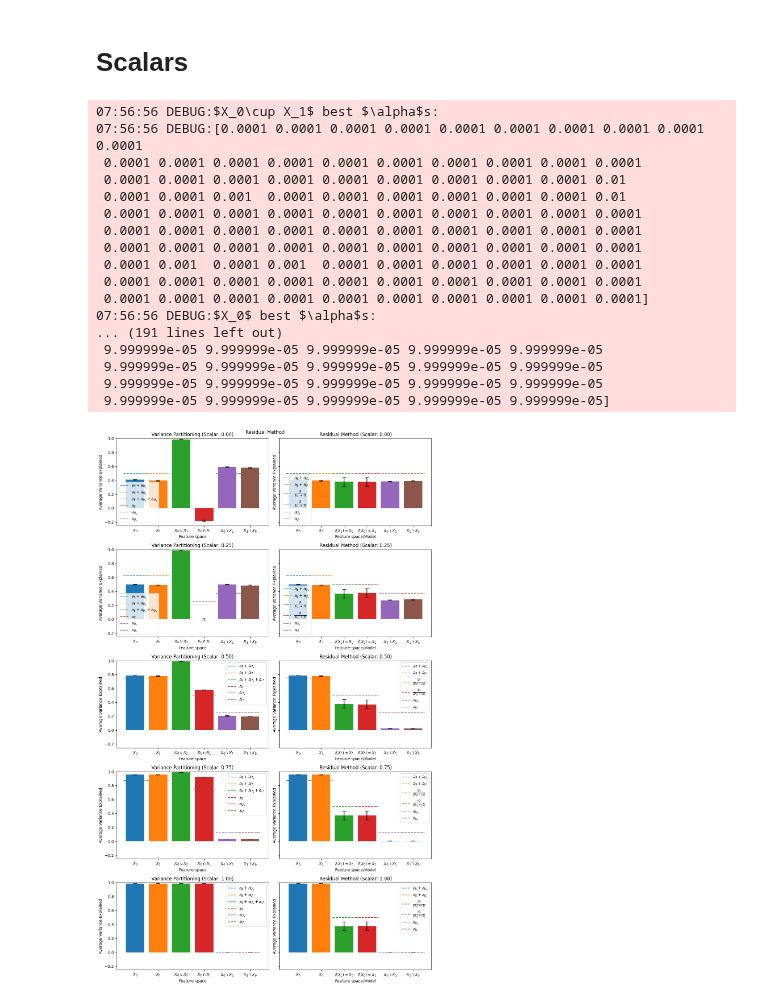
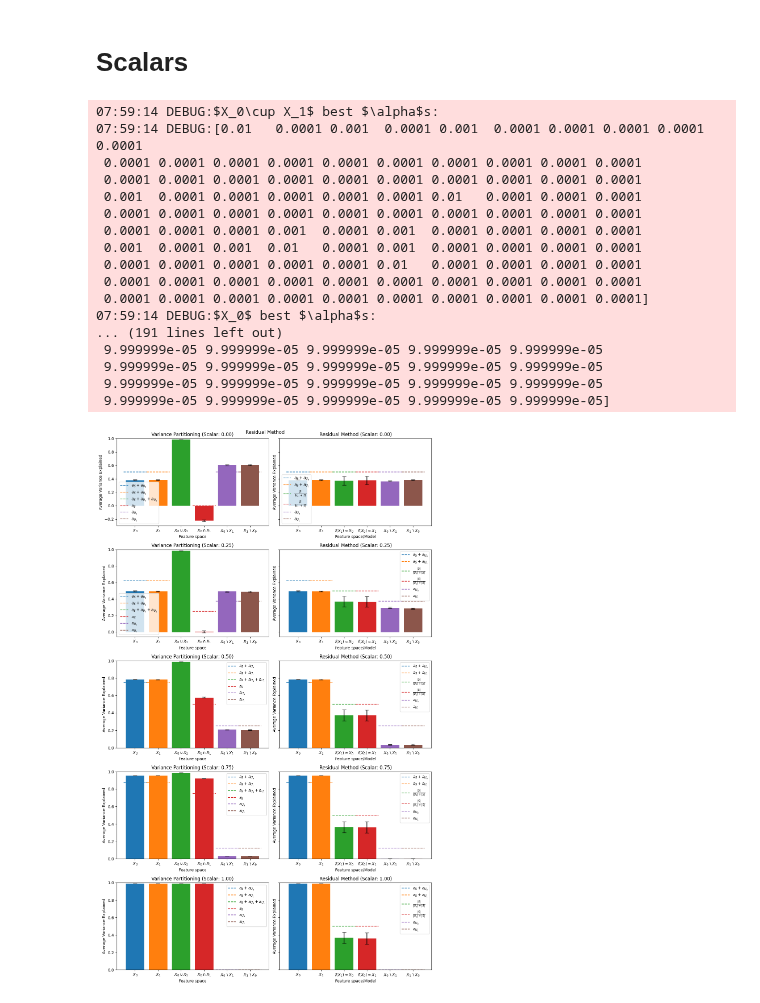
Before and after one commit to leo-schultheiss/compare_variance_residual, a Jupyter notebook: compare_variance_residual/simulated/sanity_checks.ipynb, the cells around one changed output. Saved outputs shown, nothing was run; the diff lists cells and outputs as text; code cells hidden in the pictures.

```diff
--- a/compare_variance_residual/simulated/sanity_checks.ipynb
+++ b/compare_variance_residual/simulated/sanity_checks.ipynb
@@ -193,7 +193,7 @@ rm_errorbar(full_score_0, full_score_1, feature_score_0, feature_score_1, residu
 # %% [markdown]
 # Dimensions and proportion testing
 # %%
-fig, axs = plt.subplots(3, 2, figsize=(12, 12))
+fig, axs = plt.subplots(3, 2, figsize=(12, 12), sharey='row')
 
 for i, shared_dimension in enumerate([10, 100, 1000]):
     dimensions = feature_space_dimensions.copy()
@@ -243,46 +243,46 @@ plt.show()
 # %%
 # Updated code to put each plot into the subplot axes, with scalars along the rows and vp and rm in the columns
 n_scalars = 5
-fig, axs = plt.subplots(n_scalars, 2, figsize=(12, n_scalars * 4), sharey=True)  # Adjust figure size dynamically
+fig, axs = plt.subplots(n_scalars, 2, figsize=(12, n_scalars * 4), sharey='row')  # Adjust figure size dynamically
 
 for i, shared_scalar in enumerate(np.linspace(0, 1, n_scalars)):
     _scalars = [shared_scalar, (1 - shared_scalar) / 2, (1 - shared_scalar) / 2]
     (Xs_train, Xs_test, Y_train, Y_test) = generate_dataset(feature_space_dimensions, _scalars, n_targets,
                                                             n_samples_train, n_samples_test, noise)
     (score_0, score_1, joint_score, shared, x0_unique, x1_unique) = variance_partitioning(Xs_train, Xs_test, Y_train,
                                                                                           Y_test, cv=cv, use_r2=False)
     # Variance Partitioning subplot
     vp_errorbar(score_0, score_1, joint_score, shared, x0_unique, x1_unique, feature_space_dimensions, _scalars,
                 n_targets, n_samples_train, n_samples_test, noise, ax=axs[i, 0], fig=fig)
-    axs[i, 0].set_title(f"Variance Partitioning (Scalar: {shared_scalar:.2f})")
+    axs[i, 0].set_title(f"Variance Partitioning (Shared scalar: {shared_scalar:.2f})")
 
     # Residual Method subplot
     full_score_0, full_score_1, feature_score_0, feature_score_1, residual_score_0, residual_scores_1 = residual_method(
         Xs_train, Xs_test, Y_train, Y_test, use_ols=True, return_full_variance=True, cv=cv, use_r2=False)
 
     rm_errorbar(full_score_0, full_score_1, feature_score_0, feature_score_1, residual_score_0, residual_scores_1,
                 feature_space_dimensions, _scalars, n_targets, n_samples_train, n_samples_test, noise,
                 ax=axs[i, 1], fig=fig)
-    axs[i, 1].set_title(f"Residual Method (Scalar: {shared_scalar:.2f})")
+    axs[i, 1].set_title(f"Residual Method (Shared scalar: {shared_scalar:.2f})")
 
 plt.tight_layout()  # To avoid overlap of subplots
 plt.show()
 # %% [output]
-07:56:56 DEBUG:$X_0\cup X_1$ best $\alpha$s:
-07:56:56 DEBUG:[0.0001 0.0001 0.0001 0.0001 0.0001 0.0001 0.0001 0.0001 0.0001 0.0001
- 0.0001 0.0001 0.0001 0.0001 0.0001 0.0001 0.0001 0.0001 0.0001 0.0001
- 0.0001 0.0001 0.0001 0.0001 0.0001 0.0001 0.0001 0.0001 0.0001 0.01
- 0.0001 0.0001 0.001  0.0001 0.0001 0.0001 0.0001 0.0001 0.0001 0.01
+07:59:14 DEBUG:$X_0\cup X_1$ best $\alpha$s:
+07:59:14 DEBUG:[0.01   0.0001 0.001  0.0001 0.001  0.0001 0.0001 0.0001 0.0001 0.0001
  0.0001 0.0001 0.0001 0.0001 0.0001 0.0001 0.0001 0.0001 0.0001 0.0001
  0.0001 0.0001 0.0001 0.0001 0.0001 0.0001 0.0001 0.0001 0.0001 0.0001
+ 0.001  0.0001 0.0001 0.0001 0.0001 0.0001 0.01   0.0001 0.0001 0.0001
  0.0001 0.0001 0.0001 0.0001 0.0001 0.0001 0.0001 0.0001 0.0001 0.0001
- 0.0001 0.001  0.0001 0.001  0.0001 0.0001 0.0001 0.0001 0.0001 0.0001
+ 0.0001 0.0001 0.0001 0.001  0.0001 0.001  0.0001 0.0001 0.0001 0.0001
+ 0.001  0.0001 0.001  0.01   0.0001 0.001  0.0001 0.0001 0.0001 0.0001
+ 0.0001 0.0001 0.0001 0.0001 0.0001 0.01   0.0001 0.0001 0.0001 0.0001
  0.0001 0.0001 0.0001 0.0001 0.0001 0.0001 0.0001 0.0001 0.0001 0.0001
  0.0001 0.0001 0.0001 0.0001 0.0001 0.0001 0.0001 0.0001 0.0001 0.0001]
-07:56:56 DEBUG:$X_0$ best $\alpha$s:
+07:59:14 DEBUG:$X_0$ best $\alpha$s:
 ... (191 lines left out)
  9.999999e-05 9.999999e-05 9.999999e-05 9.999999e-05 9.999999e-05
  9.999999e-05 9.999999e-05 9.999999e-05 9.999999e-05 9.999999e-05
  9.999999e-05 9.999999e-05 9.999999e-05 9.999999e-05 9.999999e-05
  9.999999e-05 9.999999e-05 9.999999e-05 9.999999e-05 9.999999e-05]
-[figure, old version]
+[figure, new version]
```
Also changed, not shown: parts of 1 cell of this notebook.
